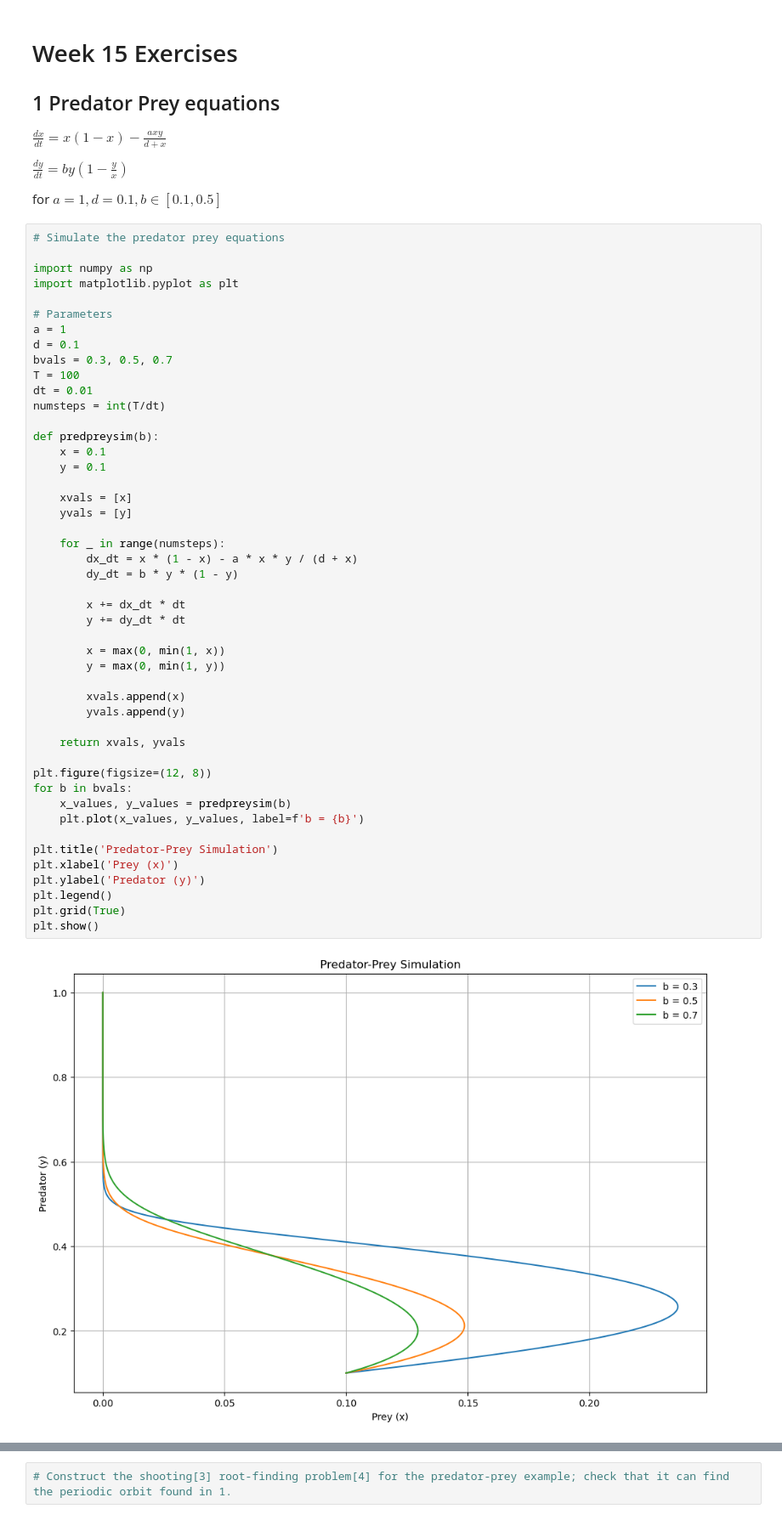
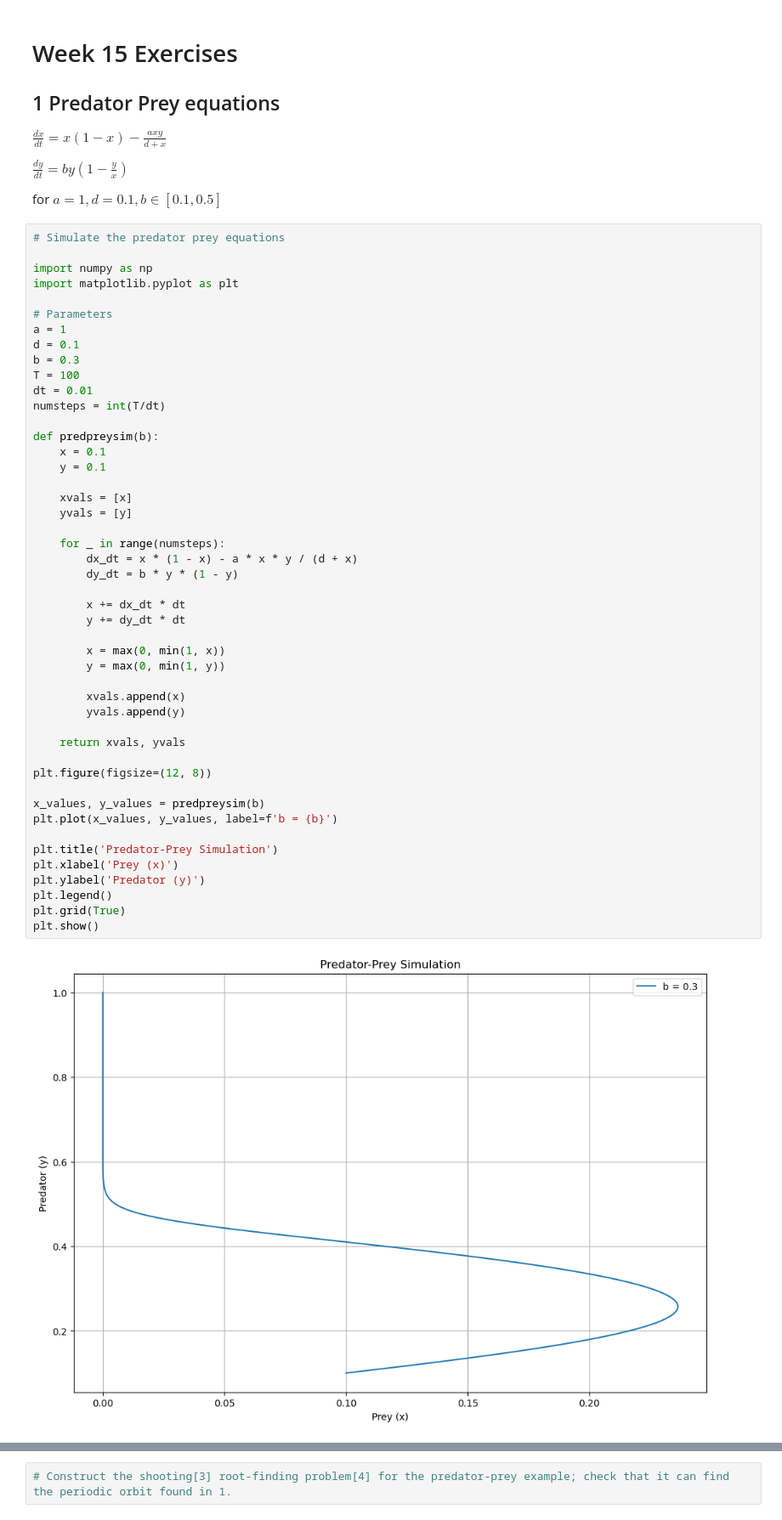
Before and after one commit to jjb023/ScientificComputing, a Jupyter notebook: Weeks/Week 15/Week15-Exercises.ipynb, the cells around one changed output, grey strips where cells are left out. Shown: that part at 85% size. Saved outputs shown, nothing was run; the diff lists cells and outputs as text.

```diff
--- a/Weeks/Week 15/Week15-Exercises.ipynb
+++ b/Weeks/Week 15/Week15-Exercises.ipynb
@@ -17,7 +17,7 @@ import matplotlib.pyplot as plt
 # Parameters
 a = 1
 d = 0.1
-bvals = 0.3, 0.5, 0.7
+b = 0.3
 T = 100
 dt = 0.01
 numsteps = int(T/dt)
@@ -26,37 +26,37 @@ def predpreysim(b):
     x = 0.1
     y = 0.1
 
     xvals = [x]
     yvals = [y]
 
     for _ in range(numsteps):
         dx_dt = x * (1 - x) - a * x * y / (d + x)
         dy_dt = b * y * (1 - y)
 
         x += dx_dt * dt
         y += dy_dt * dt
 
         x = max(0, min(1, x))
         y = max(0, min(1, y))
 
         xvals.append(x)
         yvals.append(y)
 
     return xvals, yvals
 
 plt.figure(figsize=(12, 8))
-for b in bvals:
-    x_values, y_values = predpreysim(b)
-    plt.plot(x_values, y_values, label=f'b = {b}')
+
+x_values, y_values = predpreysim(b)
+plt.plot(x_values, y_values, label=f'b = {b}')
 
 plt.title('Predator-Prey Simulation')
 plt.xlabel('Prey (x)')
 plt.ylabel('Predator (y)')
 plt.legend()
 plt.grid(True)
 plt.show()
 # %% [output]
-[figure, old version]
+[figure, new version]
 # %%
 import scipy.optimize as opt
 
```
Also changed, not shown: parts of 1 cell of this notebook, 1 other file.
